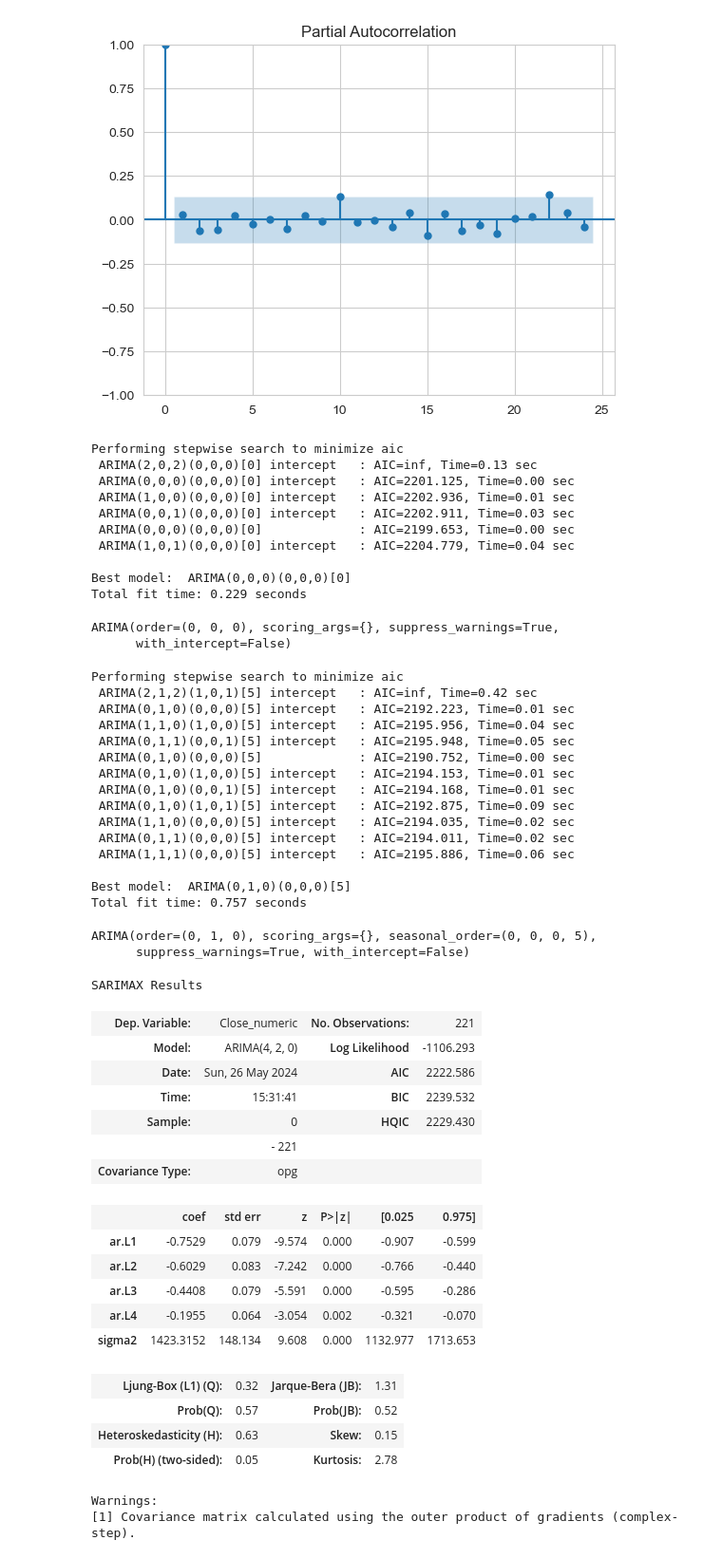
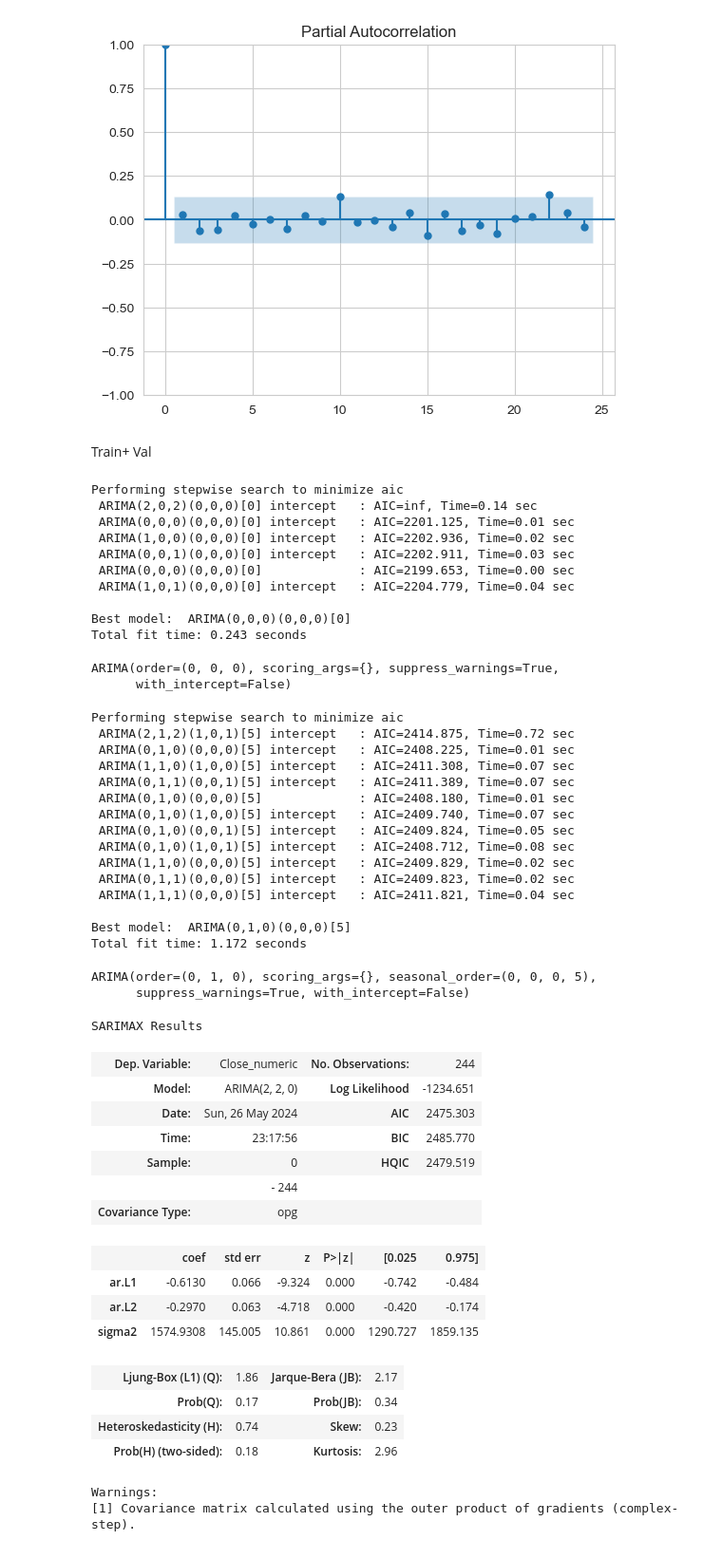
Before and after one commit to nasheydari/NSPP-News-Based-Stock-Price-Prediction, a Jupyter notebook: train.ipynb, the cells around one changed output. Shown at 95% size. Drawn from its saved outputs; the diff is of its cells as text; code cells hidden in the pictures.

```diff
--- a/train.ipynb
+++ b/train.ipynb
@@ -249,65 +231,70 @@ plt.show()
 [figure]
 # %%
 from pmdarima import auto_arima
+# %% [markdown]
+Train+ Val
+# %%
+df_train_val=pd.concat([df_train, df_val], axis=0, ignore_index=True)
 # %%
-df_train_diff=df_train['Close_numeric'].diff()
-df_train_diff[0]=0
+df_diff=df_train_val['Close_numeric'].diff()
+df_diff[0]=0
 auto_arima(df_train_diff, trace=True)
 # %% [output]
 Performing stepwise search to minimize aic
- ARIMA(2,0,2)(0,0,0)[0] intercept   : AIC=inf, Time=0.13 sec
- ARIMA(0,0,0)(0,0,0)[0] intercept   : AIC=2201.125, Time=0.00 sec
- ARIMA(1,0,0)(0,0,0)[0] intercept   : AIC=2202.936, Time=0.01 sec
+ ARIMA(2,0,2)(0,0,0)[0] intercept   : AIC=inf, Time=0.14 sec
+ ARIMA(0,0,0)(0,0,0)[0] intercept   : AIC=2201.125, Time=0.01 sec
+ ARIMA(1,0,0)(0,0,0)[0] intercept   : AIC=2202.936, Time=0.02 sec
  ARIMA(0,0,1)(0,0,0)[0] intercept   : AIC=2202.911, Time=0.03 sec
  ARIMA(0,0,0)(0,0,0)[0]             : AIC=2199.653, Time=0.00 sec
  ARIMA(1,0,1)(0,0,0)[0] intercept   : AIC=2204.779, Time=0.04 sec
 
 Best model:  ARIMA(0,0,0)(0,0,0)[0]
-Total fit time: 0.229 seconds
+Total fit time: 0.243 seconds
 ARIMA(order=(0, 0, 0), scoring_args={}, suppress_warnings=True,
       with_intercept=False)
 # %%
-auto_arima(df_train['Close_numeric'], trace=True, suppress_warnings=True, seasonal=True, m=5)
+auto_arima(df_train_val['Close_numeric'], trace=True, suppress_warnings=True, seasonal=True, m=5)
 # %% [output]
 Performing stepwise search to minimize aic
- ARIMA(2,1,2)(1,0,1)[5] intercept   : AIC=inf, Time=0.42 sec
- ARIMA(0,1,0)(0,0,0)[5] intercept   : AIC=2192.223, Time=0.01 sec
- ARIMA(1,1,0)(1,0,0)[5] intercept   : AIC=2195.956, Time=0.04 sec
- ARIMA(0,1,1)(0,0,1)[5] intercept   : AIC=2195.948, Time=0.05 sec
- ARIMA(0,1,0)(0,0,0)[5]             : AIC=2190.752, Time=0.00 sec
- ARIMA(0,1,0)(1,0,0)[5] intercept   : AIC=2194.153, Time=0.01 sec
- ARIMA(0,1,0)(0,0,1)[5] intercept   : AIC=2194.168, Time=0.01 sec
- ARIMA(0,1,0)(1,0,1)[5] intercept   : AIC=2192.875, Time=0.09 sec
- ARIMA(1,1,0)(0,0,0)[5] intercept   : AIC=2194.035, Time=0.02 sec
- ARIMA(0,1,1)(0,0,0)[5] intercept   : AIC=2194.011, Time=0.02 sec
- ARIMA(1,1,1)(0,0,0)[5] intercept   : AIC=2195.886, Time=0.06 sec
+ ARIMA(2,1,2)(1,0,1)[5] intercept   : AIC=2414.875, Time=0.72 sec
+ ARIMA(0,1,0)(0,0,0)[5] intercept   : AIC=2408.225, Time=0.01 sec
+ ARIMA(1,1,0)(1,0,0)[5] intercept   : AIC=2411.308, Time=0.07 sec
+ ARIMA(0,1,1)(0,0,1)[5] intercept   : AIC=2411.389, Time=0.07 sec
+ ARIMA(0,1,0)(0,0,0)[5]             : AIC=2408.180, Time=0.01 sec
+ ARIMA(0,1,0)(1,0,0)[5] intercept   : AIC=2409.740, Time=0.07 sec
+ ARIMA(0,1,0)(0,0,1)[5] intercept   : AIC=2409.824, Time=0.05 sec
+ ARIMA(0,1,0)(1,0,1)[5] intercept   : AIC=2408.712, Time=0.08 sec
+ ARIMA(1,1,0)(0,0,0)[5] intercept   : AIC=2409.829, Time=0.02 sec
+ ARIMA(0,1,1)(0,0,0)[5] intercept   : AIC=2409.823, Time=0.02 sec
+ ARIMA(1,1,1)(0,0,0)[5] intercept   : AIC=2411.821, Time=0.04 sec
 
 Best model:  ARIMA(0,1,0)(0,0,0)[5]
-Total fit time: 0.757 seconds
+Total fit time: 1.172 seconds
 ARIMA(order=(0, 1, 0), scoring_args={}, seasonal_order=(0, 0, 0, 5),
       suppress_warnings=True, with_intercept=False)
 # %%
 # This is how we fit the model
-model = sm.ARIMA(df_train['Close_numeric'][1:], order = (4, 2,0)).fit()
+p=2
+d=2
+q=0
+model = sm.ARIMA(df_train_val['Close_numeric'], order = (p,d,q)).fit()
 model.summary()
 # %% [output]
 SARIMAX Results
-| Dep. Variable: | Close_numeric | No. Observations: | 221 |
-| Model: | ARIMA(4, 2, 0) | Log Likelihood | -1106.293 |
-| Date: | Sun, 26 May 2024 | AIC | 2222.586 |
-| Time: | 15:31:41 | BIC | 2239.532 |
-| Sample: | 0 | HQIC | 2229.430 |
-|  | - 221 |  |  |
+| Dep. Variable: | Close_numeric | No. Observations: | 244 |
+| Model: | ARIMA(2, 2, 0) | Log Likelihood | -1234.651 |
+| Date: | Sun, 26 May 2024 | AIC | 2475.303 |
+| Time: | 23:17:56 | BIC | 2485.770 |
+| Sample: | 0 | HQIC | 2479.519 |
+|  | - 244 |  |  |
 | Covariance Type: | opg |  |  |
 |  | coef | std err | z | P>|z| | [0.025 | 0.975] |
-| ar.L1 | -0.7529 | 0.079 | -9.574 | 0.000 | -0.907 | -0.599 |
-| ar.L2 | -0.6029 | 0.083 | -7.242 | 0.000 | -0.766 | -0.440 |
-| ar.L3 | -0.4408 | 0.079 | -5.591 | 0.000 | -0.595 | -0.286 |
-| ar.L4 | -0.1955 | 0.064 | -3.054 | 0.002 | -0.321 | -0.070 |
-| sigma2 | 1423.3152 | 148.134 | 9.608 | 0.000 | 1132.977 | 1713.653 |
+| ar.L1 | -0.6130 | 0.066 | -9.324 | 0.000 | -0.742 | -0.484 |
+| ar.L2 | -0.2970 | 0.063 | -4.718 | 0.000 | -0.420 | -0.174 |
+| sigma2 | 1574.9308 | 145.005 | 10.861 | 0.000 | 1290.727 | 1859.135 |
-| Ljung-Box (L1) (Q): | 0.32 | Jarque-Bera (JB): | 1.31 |
-| Prob(Q): | 0.57 | Prob(JB): | 0.52 |
-| Heteroskedasticity (H): | 0.63 | Skew: | 0.15 |
-| Prob(H) (two-sided): | 0.05 | Kurtosis: | 2.78 |
+| Ljung-Box (L1) (Q): | 1.86 | Jarque-Bera (JB): | 2.17 |
+| Prob(Q): | 0.17 | Prob(JB): | 0.34 |
+| Heteroskedasticity (H): | 0.74 | Skew: | 0.23 |
+| Prob(H) (two-sided): | 0.18 | Kurtosis: | 2.96 |
 Warnings:
 [1] Covariance matrix calculated using the outer product of gradients (complex-step).
```
Also changed, not shown: parts of 15 cells of this notebook.
